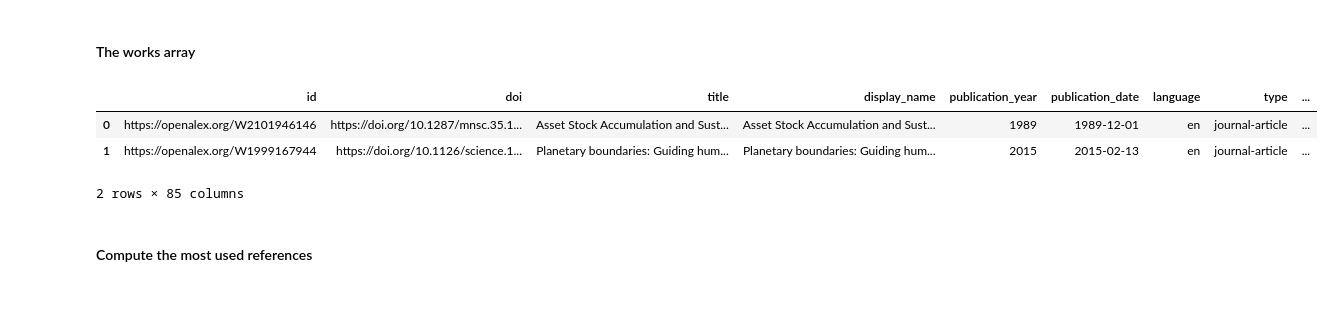
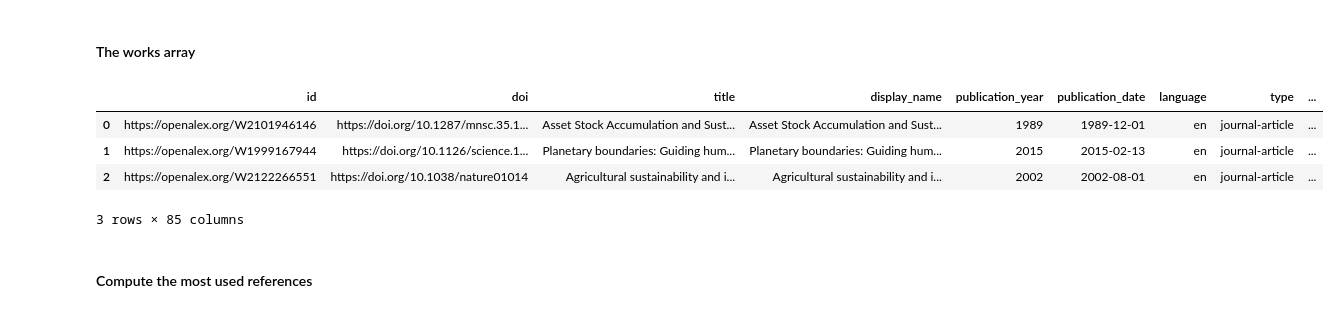
Before and after one commit to romain894/openalex-analysis, a Jupyter notebook: Works_examples.ipynb, the cells around one changed output. Saved outputs shown, nothing was run; the diff lists cells and outputs as text; code cells hidden in the pictures.

```diff
--- a/Works_examples.ipynb
+++ b/Works_examples.ipynb
@@ -30,12 +30,13 @@ Loading the list of entities from a parquet file...
 # %% [markdown]
 #### The works array
 # %%
-wplt.entities_df.head(2)
+wplt.entities_df.head(3)
 # %% [output]
 |  | id | doi | title | display_name | publication_year | publication_date | language | type | ... |
 | 0 | https://openalex.org/W2101946146 | https://doi.org/10.1287/mnsc.35.1... | Asset Stock Accumulation and Sust... | Asset Stock Accumulation and Sust... | 1989 | 1989-12-01 | en | journal-article | ... |
 | 1 | https://openalex.org/W1999167944 | https://doi.org/10.1126/science.1... | Planetary boundaries: Guiding hum... | Planetary boundaries: Guiding hum... | 2015 | 2015-02-13 | en | journal-article | ... |
+| 2 | https://openalex.org/W2122266551 | https://doi.org/10.1038/nature01014 | Agricultural sustainability and i... | Agricultural sustainability and i... | 2002 | 2002-08-01 | en | journal-article | ... |
-2 rows × 85 columns
+3 rows × 85 columns
 # %% [markdown]
 #### Compute the most used references
 # %%
```
Also changed, not shown: parts of 3 cells of this notebook, 2 other files.
